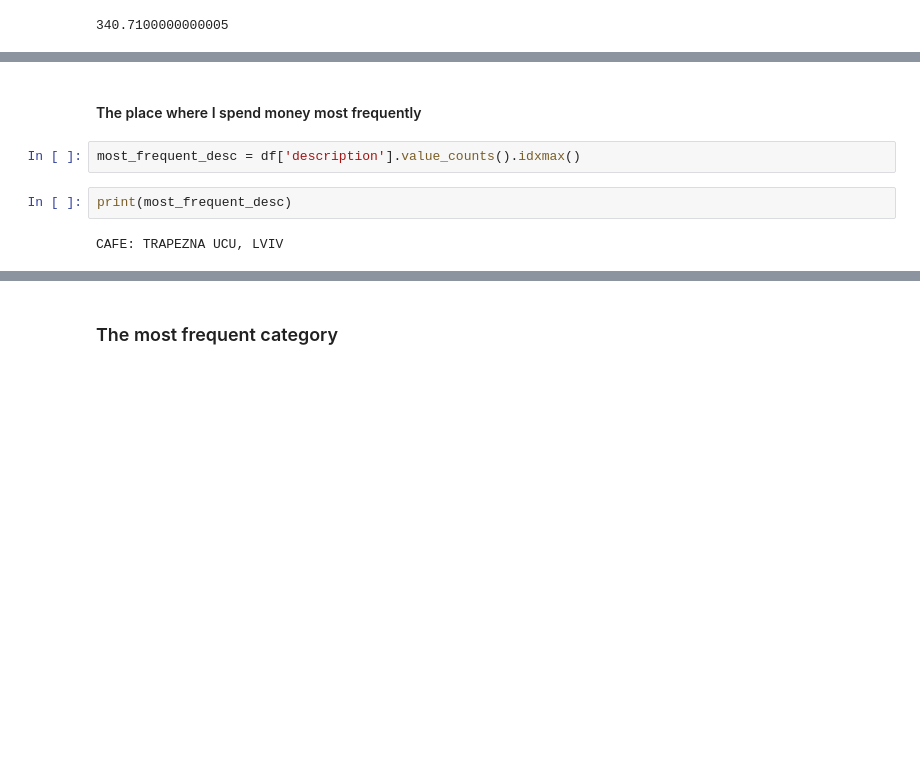
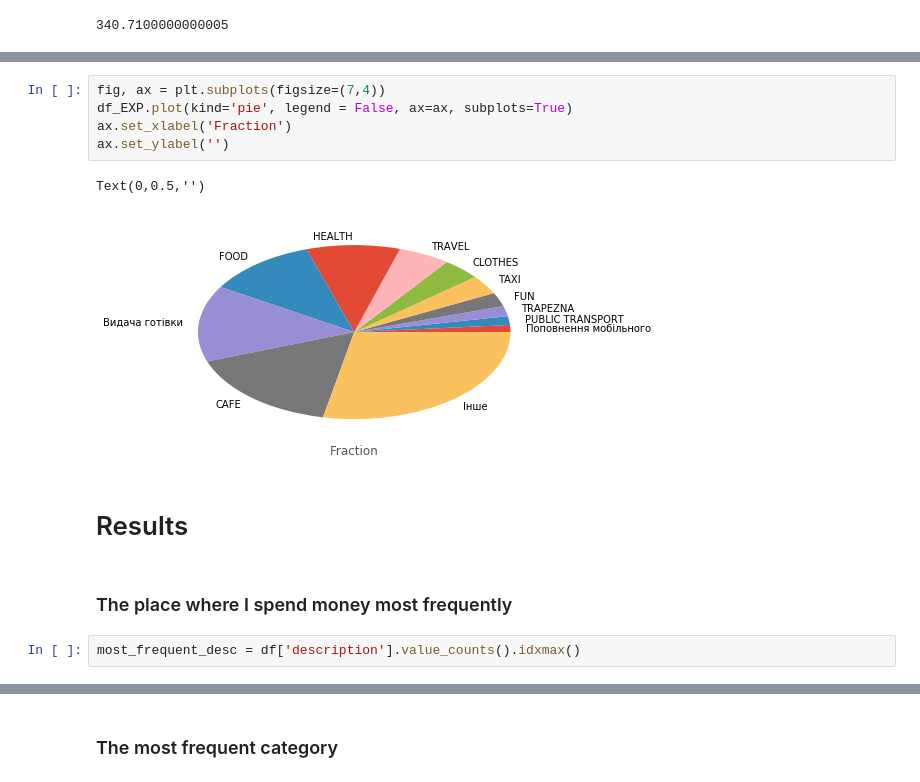
Before and after one commit to tbatsenko/data_processing_pb_analysis, a Jupyter notebook: Money analysis - privatbank.ipynb, the cells around one changed output, grey strips where cells are left out. Cells and saved outputs as stored; diff of their text form; blank space fills up the shorter version.

```diff
--- a/Money analysis - privatbank.ipynb
+++ b/Money analysis - privatbank.ipynb
@@ -358,8 +463,14 @@ df.loc[df['category'] == 'TAXI'].transaction.sum()
+# %%
+fig, ax = plt.subplots(figsize=(7,4))
+df_EXP.plot(kind='pie', legend = False, ax=ax, subplots=True)
+ax.set_xlabel('Fraction')
+ax.set_ylabel('')
+# %% [output]
+Text(0,0.5,'')
+[figure, added]
+# %% [markdown]
+# Results
 # %% [markdown]
-#### The place where I spend money most frequently
+### The place where I spend money most frequently
 # %%
 most_frequent_desc = df['description'].value_counts().idxmax()
-# %%
-print(most_frequent_desc)
-# %% [output]
-CAFE: TRAPEZNA UCU, LVIV
```
Also changed, not shown: parts of 26 cells of this notebook, 6 other files.
